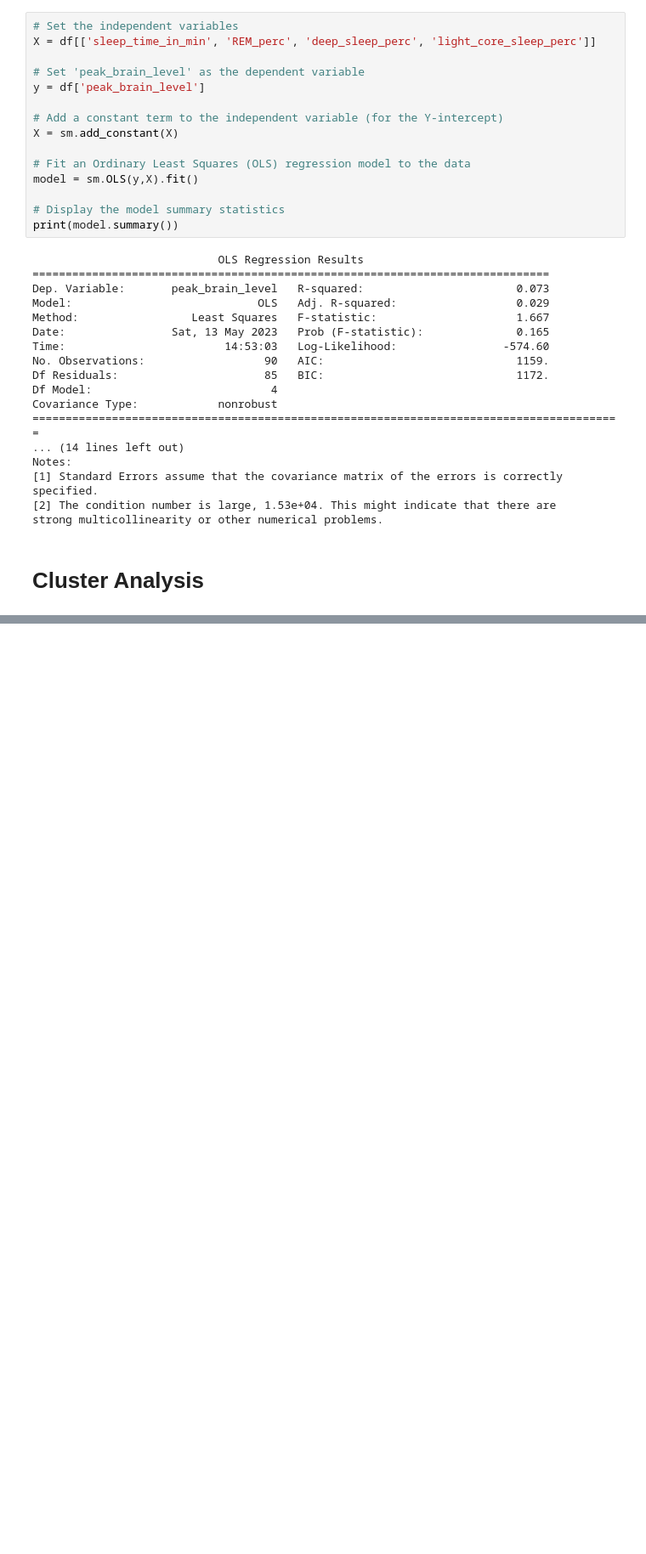
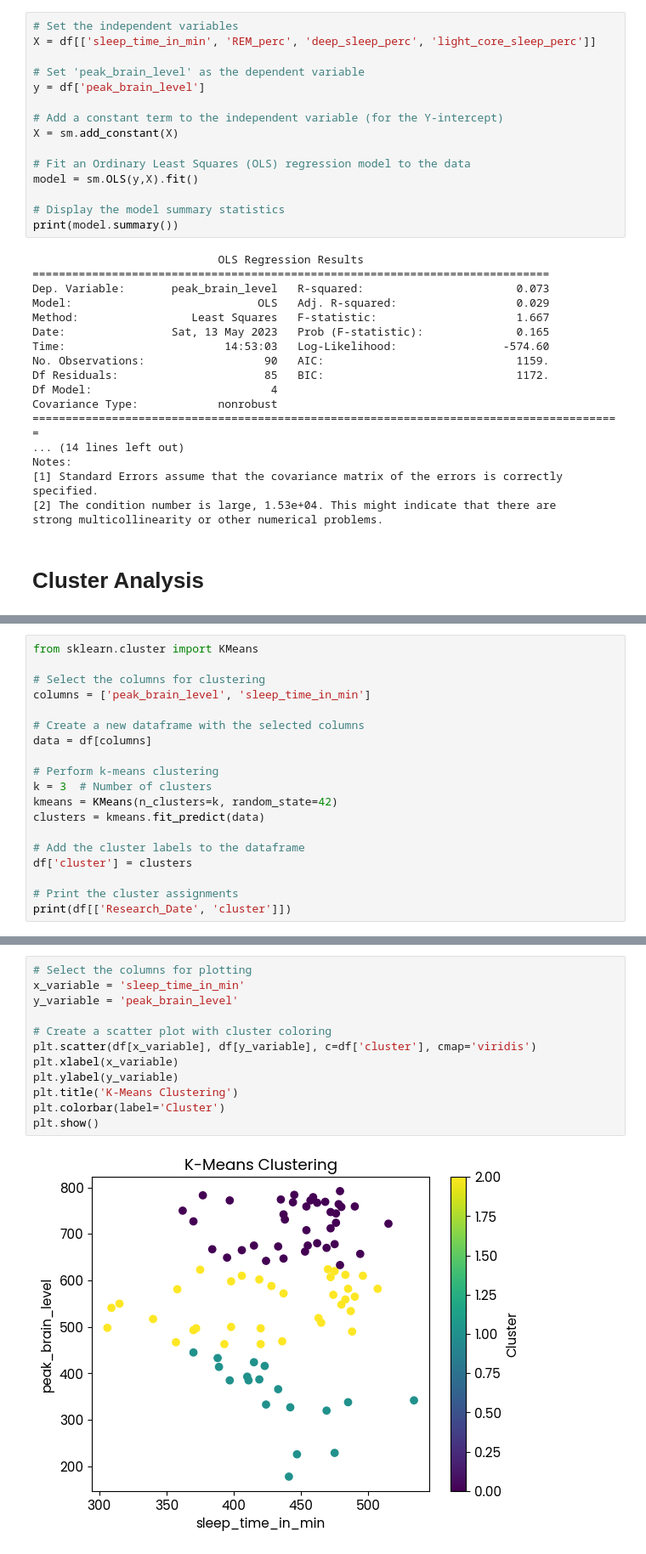
Before and after one commit to WGaitanidis/Grp5_Data_Analysis_Visualisation, a Jupyter notebook: Grp5_Data_Analysis_Sleep_Cognitive_Abilities.ipynb, the cells around one changed output, grey strips where cells are left out. Shown at 85% size. Cells and saved outputs as stored; diff of their text form; blank space fills up the shorter version.

```diff
--- a/Grp5_Data_Analysis_Sleep_Cognitive_Abilities.ipynb
+++ b/Grp5_Data_Analysis_Sleep_Cognitive_Abilities.ipynb
@@ -2564,0 +2630,19 @@ strong multicollinearity or other numerical problems.
+# %%
+from sklearn.cluster import KMeans
+
+# Select the columns for clustering
+columns = ['peak_brain_level', 'sleep_time_in_min']
+
+# Create a new dataframe with the selected columns
+data = df[columns]
+
+# Perform k-means clustering
+k = 3  # Number of clusters
+kmeans = KMeans(n_clusters=k, random_state=42)
+clusters = kmeans.fit_predict(data)
+
+# Add the cluster labels to the dataframe
+df['cluster'] = clusters
+
+# Print the cluster assignments
+print(df[['Research_Date', 'cluster']])
@@ -2564,0 +2664,14 @@ strong multicollinearity or other numerical problems.
+# %%
+# Select the columns for plotting
+x_variable = 'sleep_time_in_min'
+y_variable = 'peak_brain_level'
+
+# Create a scatter plot with cluster coloring
+plt.scatter(df[x_variable], df[y_variable], c=df['cluster'], cmap='viridis')
+plt.xlabel(x_variable)
+plt.ylabel(y_variable)
+plt.title('K-Means Clustering')
+plt.colorbar(label='Cluster')
+plt.show()
+# %% [output]
+[figure, added]
```
Also changed, not shown: parts of 56 cells of this notebook.
